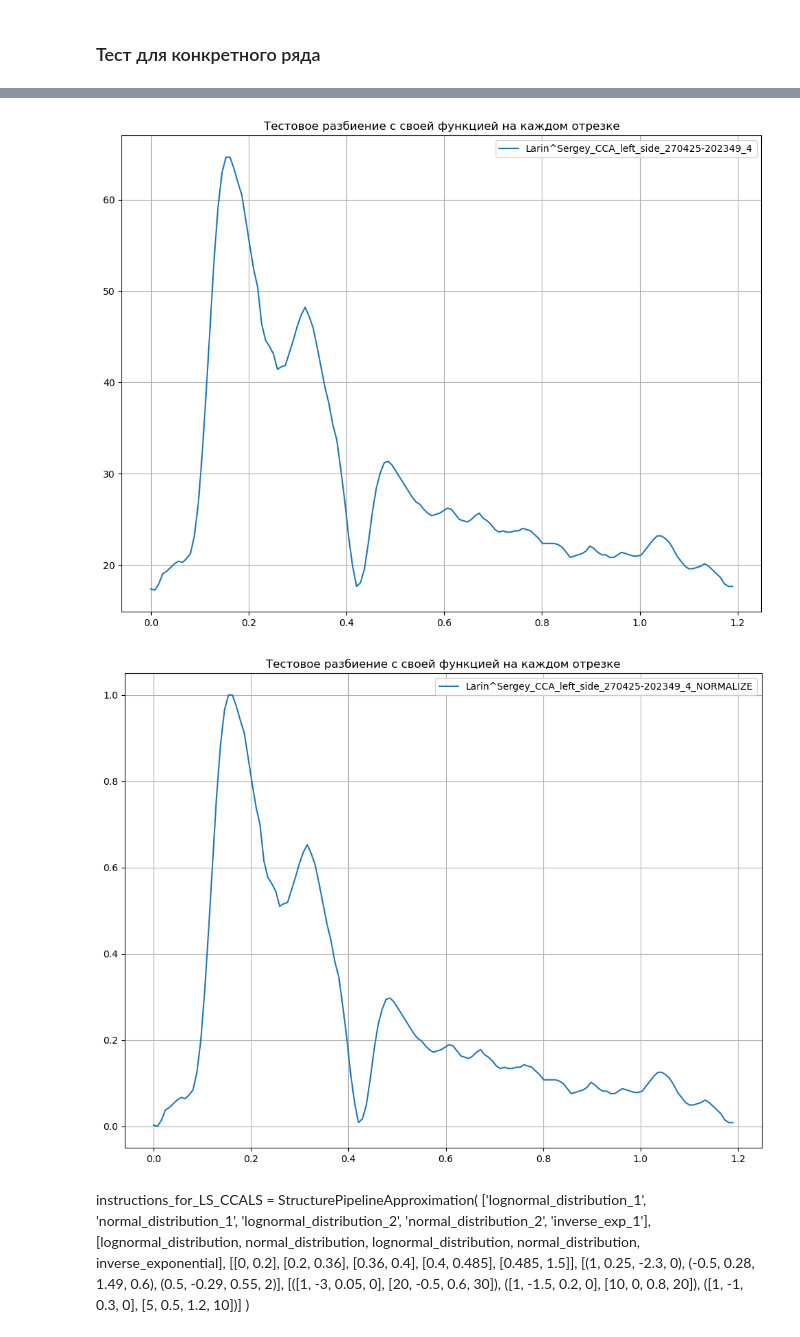
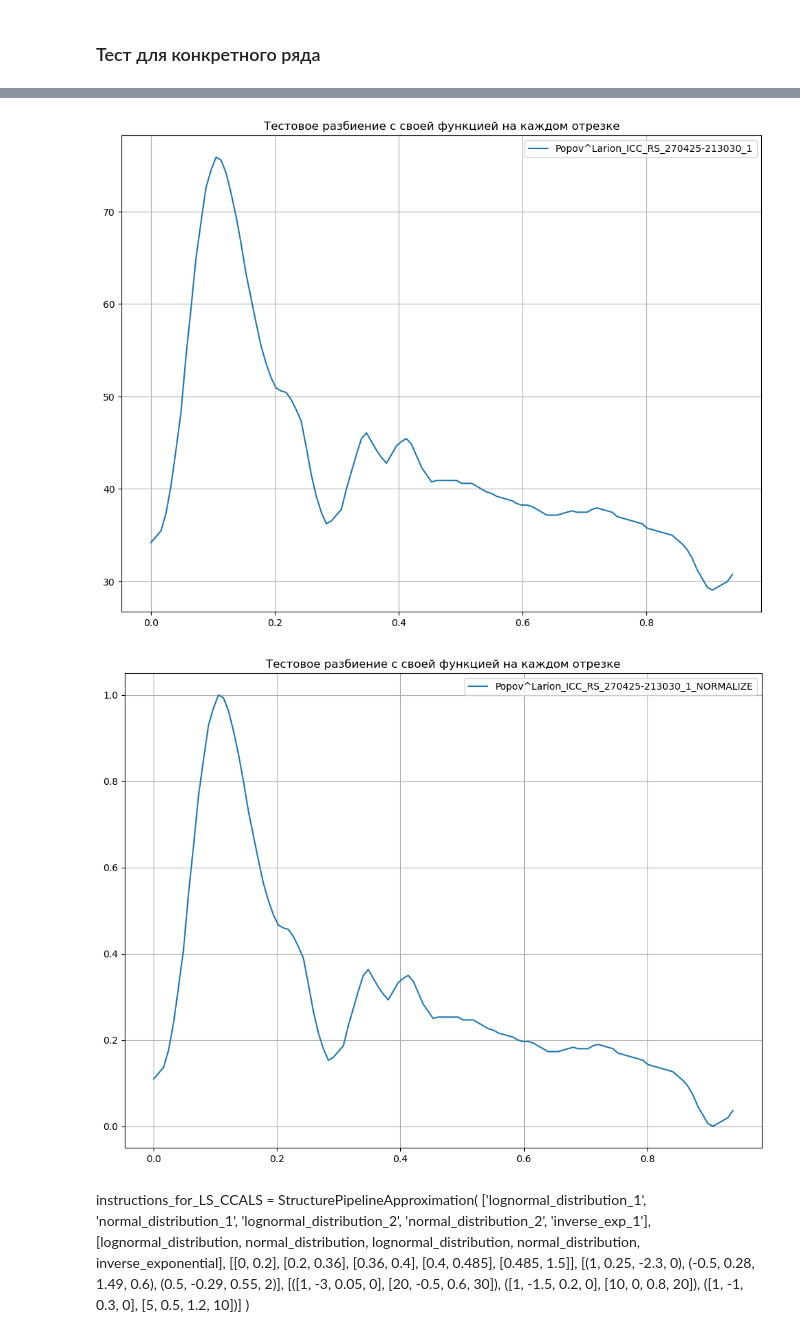
Before and after one commit to margelse/DopplerCurve, a Jupyter notebook: notebooks/projects/doppler_curve/approximation.ipynb, the cells around one changed output, grey strips where cells are left out. Drawn from its saved outputs; the diff is of its cells as text; code cells hidden in the pictures.

```diff
--- a/notebooks/projects/doppler_curve/approximation.ipynb
+++ b/notebooks/projects/doppler_curve/approximation.ipynb
@@ -144,22 +156,22 @@ for label, mappings in results_approx.items():
 # %%
-mapping = smooth_mappings['Larin^Sergey_CCA_left_side_270425-202349_4']
+mapping = smooth_mappings['Popov^Larion_ICC_RS_270425-213030_1']
 visualizator = VisualizationPlots(
     (12, 9),
     'Тестовое разбиение с своей функцией на каждом отрезке',
     True
 )
 
-visualizator.create_plot([mapping.get_x()], [mapping.get_y()], ['Larin^Sergey_CCA_left_side_270425-202349_4'])
+visualizator.create_plot([mapping.get_x()], [mapping.get_y()], ['Popov^Larion_ICC_RS_270425-213030_1'])
 # %% [output]
-[figure, old version]
+[figure, new version]
 # %%
 clear_mapping = preprocessing_pipeline(mapping)
 normalize_obj = MinMaxNormalizeForMappings(clear_mapping)
 normalize_mapping = normalize_obj.normalize()
 
-visualizator.create_plot([normalize_mapping.get_x()], [normalize_mapping.get_y()], ['Larin^Sergey_CCA_left_side_270425-202349_4_NORMALIZE'])
+visualizator.create_plot([normalize_mapping.get_x()], [normalize_mapping.get_y()], ['Popov^Larion_ICC_RS_270425-213030_1_NORMALIZE'])
 # %% [output]
-[figure, old version]
+[figure, new version]
 # %% [markdown]
 instructions_for_LS_CCALS = StructurePipelineApproximation(
     ['lognormal_distribution_1', 'normal_distribution_1', 'lognormal_distribution_2', 'normal_distribution_2', 'inverse_exp_1'],
```
Also changed, not shown: parts of 5 cells of this notebook, 2 other files.
